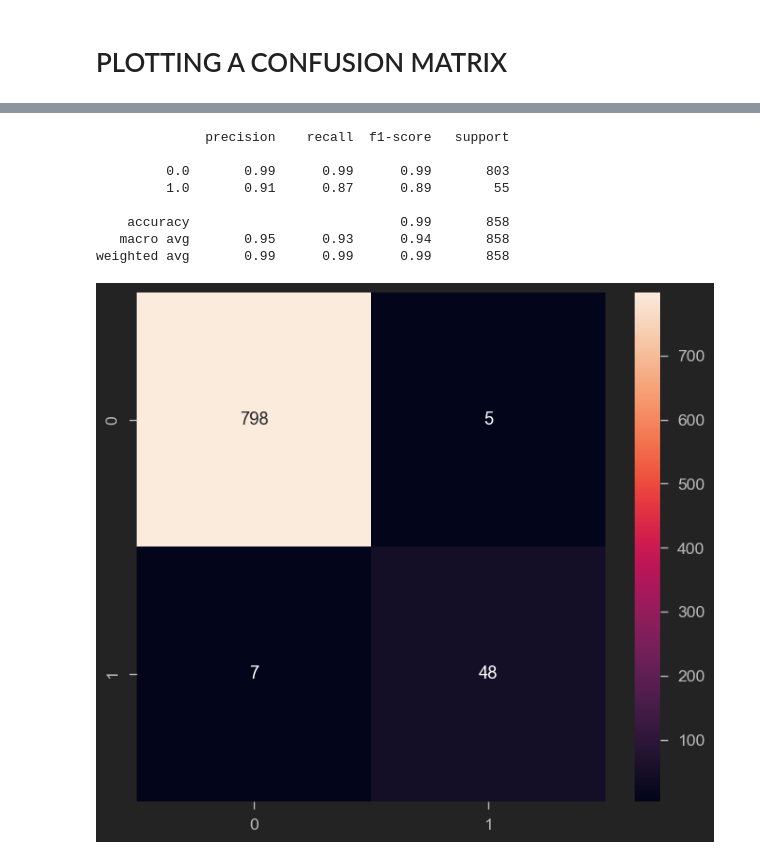
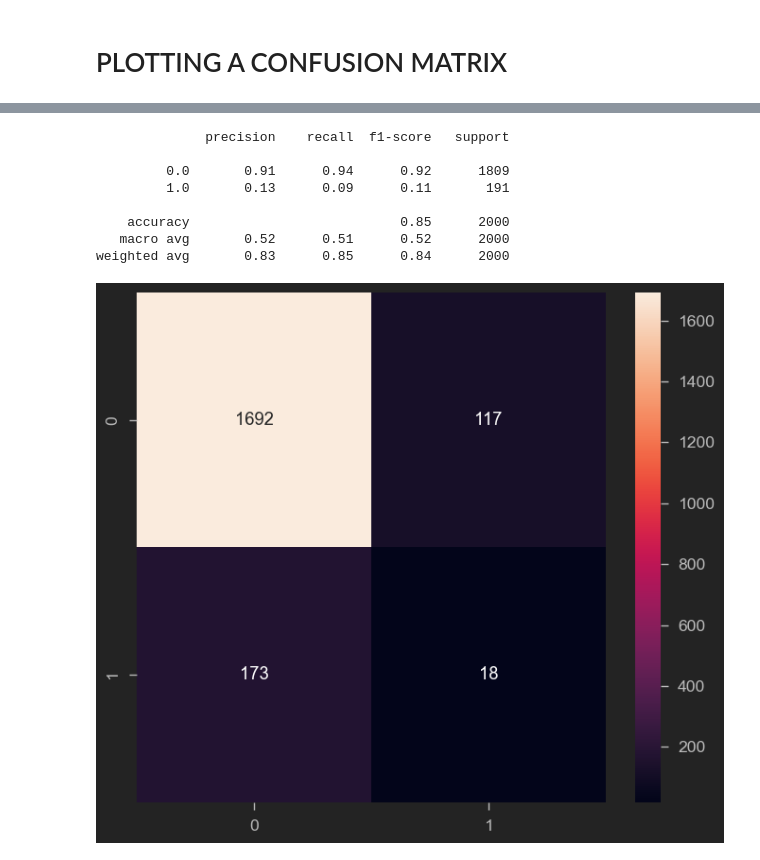
Before and after one commit to aavnxxuhuy/DataScience, a Jupyter notebook: Predeicting Cervical Cancer.ipynb, the cells around one changed output, grey strips where cells are left out. Drawn from its saved outputs; the diff is of its cells as text; code cells hidden in the pictures.

Commit message:
Menggunakan data sintetis

```diff
--- a/Predeicting Cervical Cancer.ipynb
+++ b/Predeicting Cervical Cancer.ipynb
@@ -340,37 +340,37 @@ with open('model_xgb.pkl', 'rb') as f:
 with open('scaler.pkl', 'rb') as f:
     scaler = pickle.load(f)
 
 # Load dataset baru
-new_df = pd.read_csv("data/cervical-cancer2.csv")
+new_df = pd.read_csv("data/synthetic_full_header_cervical_cancer.csv")
 
 # Preprocessing sama dengan data training lama
 new_df = new_df.replace('?', np.nan)
 new_df = new_df.drop(['STDs: Time since first diagnosis', 'STDs: Time since last diagnosis'], axis=1)
 new_df = new_df.apply(pd.to_numeric)
 new_df = new_df.fillna(new_df.mean())
 
 # Pisahkan fitur dan target
 X_new = new_df.drop("Biopsy", axis=1).values.astype('float32')
 y_new = new_df["Biopsy"].values.astype('float32').reshape(-1,1)
 
 # Scaling
 X_new_scaled = scaler.transform(X_new)
 
 # Prediksi dan evaluasi
 y_pred_new = model.predict(X_new_scaled)
 
 print(classification_report(y_new, y_pred_new))
 
 cm_new = confusion_matrix(y_new, y_pred_new)
 sns.heatmap(cm_new, annot=True, fmt='d')
 plt.show()
 # %% [output]
               precision    recall  f1-score   support
 
-         0.0       0.99      0.99      0.99       803
-         1.0       0.91      0.87      0.89        55
+         0.0       0.91      0.94      0.92      1809
+         1.0       0.13      0.09      0.11       191
 
-    accuracy                           0.99       858
-   macro avg       0.95      0.93      0.94       858
-weighted avg       0.99      0.99      0.99       858
+    accuracy                           0.85      2000
+   macro avg       0.52      0.51      0.52      2000
+weighted avg       0.83      0.85      0.84      2000
-[figure, old version]
+[figure, new version]
```
Also changed, not shown: parts of 3 cells of this notebook, 6 other files.
